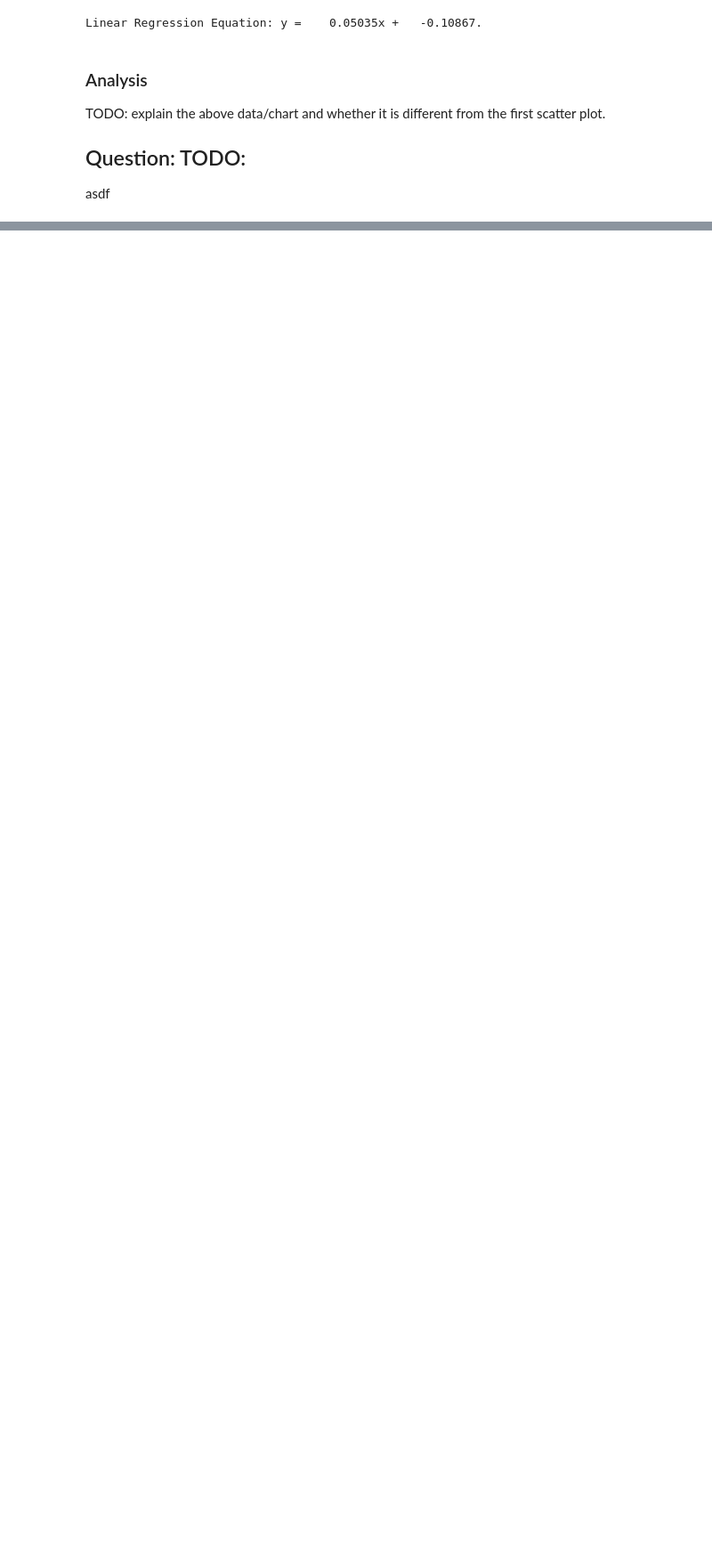
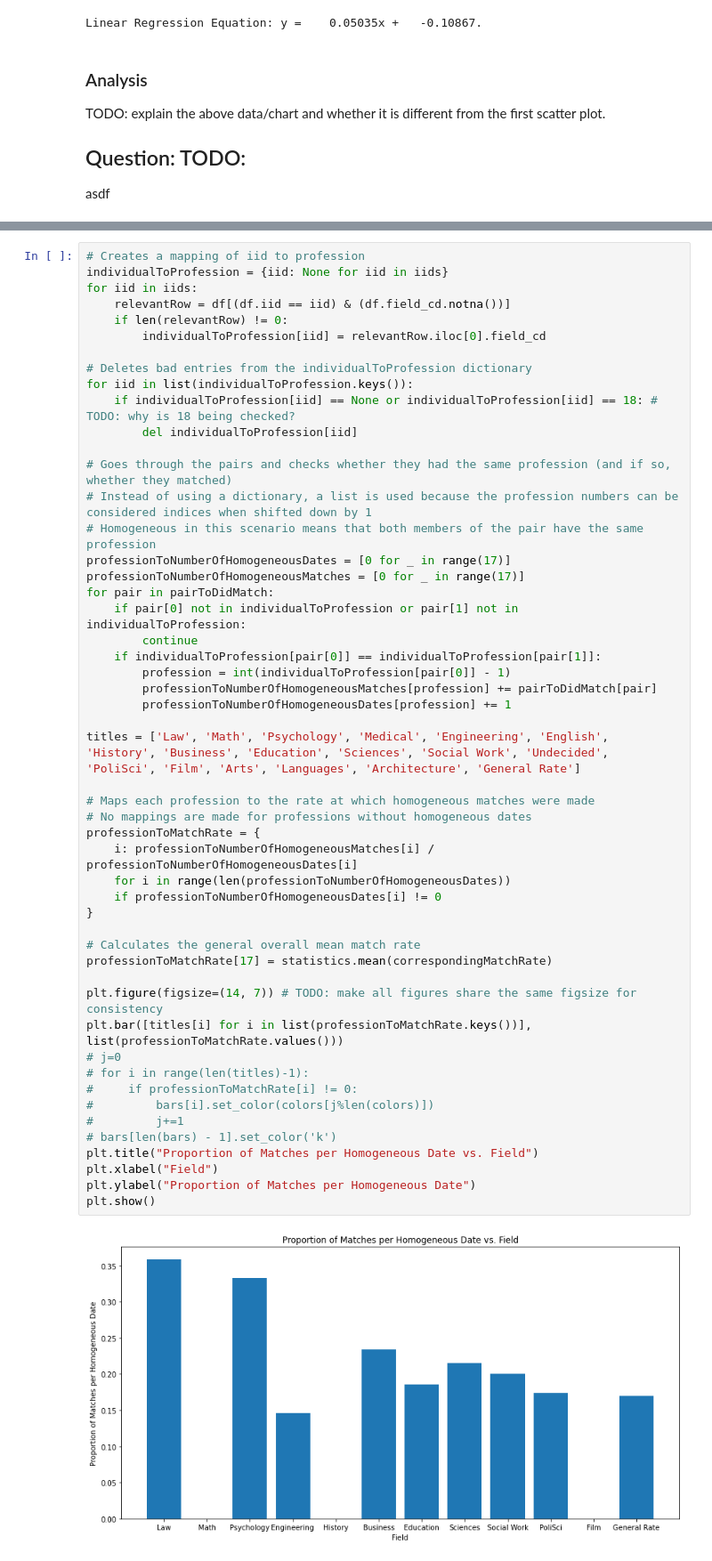
Before and after one commit to Kadekool/Speed-Dating-Exploration, a Jupyter notebook: Speed Dating Jupyter.ipynb, the cells around one changed output, grey strips where cells are left out. Shown at 89% size. Cells and saved outputs as stored; diff of their text form; blank space fills up the shorter version.

```diff
--- a/Speed Dating Jupyter.ipynb
+++ b/Speed Dating Jupyter.ipynb
@@ -199,0 +131,53 @@ plt.show()
+# %%
+# Creates a mapping of iid to profession
+individualToProfession = {iid: None for iid in iids}
+for iid in iids:
+    relevantRow = df[(df.iid == iid) & (df.field_cd.notna())]
+    if len(relevantRow) != 0:
+        individualToProfession[iid] = relevantRow.iloc[0].field_cd
+
+# Deletes bad entries from the individualToProfession dictionary
+for iid in list(individualToProfession.keys()):
+    if individualToProfession[iid] == None or individualToProfession[iid] == 18: # TODO: why is 18 being checked?
+        del individualToProfession[iid]
+
+# Goes through the pairs and checks whether they had the same profession (and if so, whether they matched)
+# Instead of using a dictionary, a list is used because the profession numbers can be considered indices when shifted down by 1
+# Homogeneous in this scenario means that both members of the pair have the same profession
+professionToNumberOfHomogeneousDates = [0 for _ in range(17)]
+professionToNumberOfHomogeneousMatches = [0 for _ in range(17)]
+for pair in pairToDidMatch:
+    if pair[0] not in individualToProfession or pair[1] not in individualToProfession:
+        continue
+    if individualToProfession[pair[0]] == individualToProfession[pair[1]]:
+        profession = int(individualToProfession[pair[0]] - 1)
+        professionToNumberOfHomogeneousMatches[profession] += pairToDidMatch[pair]
+        professionToNumberOfHomogeneousDates[profession] += 1
+
+titles = ['Law', 'Math', 'Psychology', 'Medical', 'Engineering', 'English', 'History', 'Business', 'Education', 'Sciences', 'Social Work', 'Undecided', 'PoliSci', 'Film', 'Arts', 'Languages', 'Architecture', 'General Rate']
+
+# Maps each profession to the rate at which homogeneous matches were made
+# No mappings are made for professions without homogeneous dates
+professionToMatchRate = {
+    i: professionToNumberOfHomogeneousMatches[i] / professionToNumberOfHomogeneousDates[i]
+    for i in range(len(professionToNumberOfHomogeneousDates))
+    if professionToNumberOfHomogeneousDates[i] != 0
+}
+
+# Calculates the general overall mean match rate
+professionToMatchRate[17] = statistics.mean(correspondingMatchRate)
+
+plt.figure(figsize=(14, 7)) # TODO: make all figures share the same figsize for consistency
+plt.bar([titles[i] for i in list(professionToMatchRate.keys())], list(professionToMatchRate.values()))
+# j=0
+# for i in range(len(titles)-1):
+#     if professionToMatchRate[i] != 0:
+#         bars[i].set_color(colors[j%len(colors)])
+#         j+=1
+# bars[len(bars) - 1].set_color('k')
+plt.title("Proportion of Matches per Homogeneous Date vs. Field")
+plt.xlabel("Field")
+plt.ylabel("Proportion of Matches per Homogeneous Date")
+plt.show()
+# %% [output]
+[figure, added]
```
Also changed, not shown: parts of 1 cell of this notebook.
